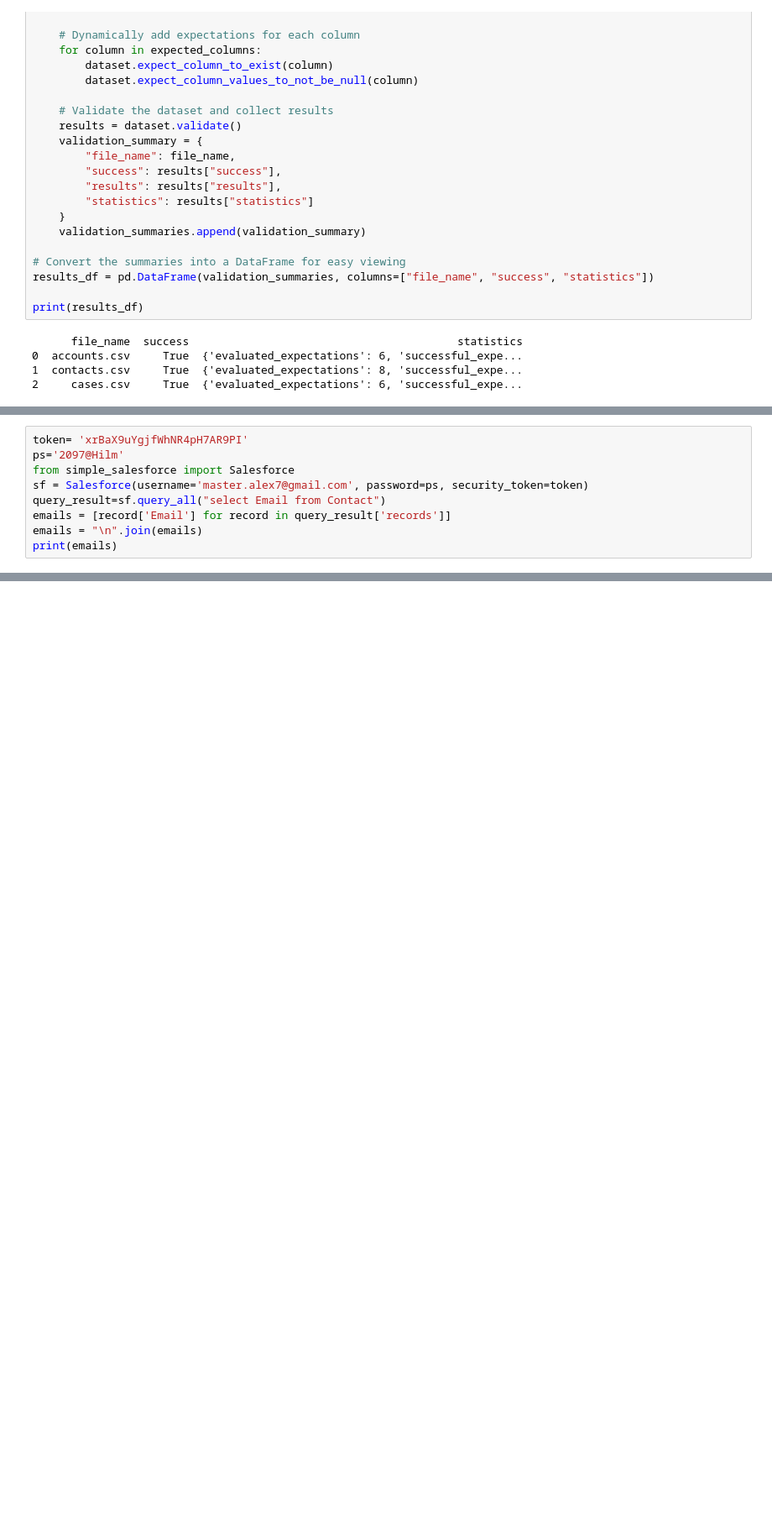
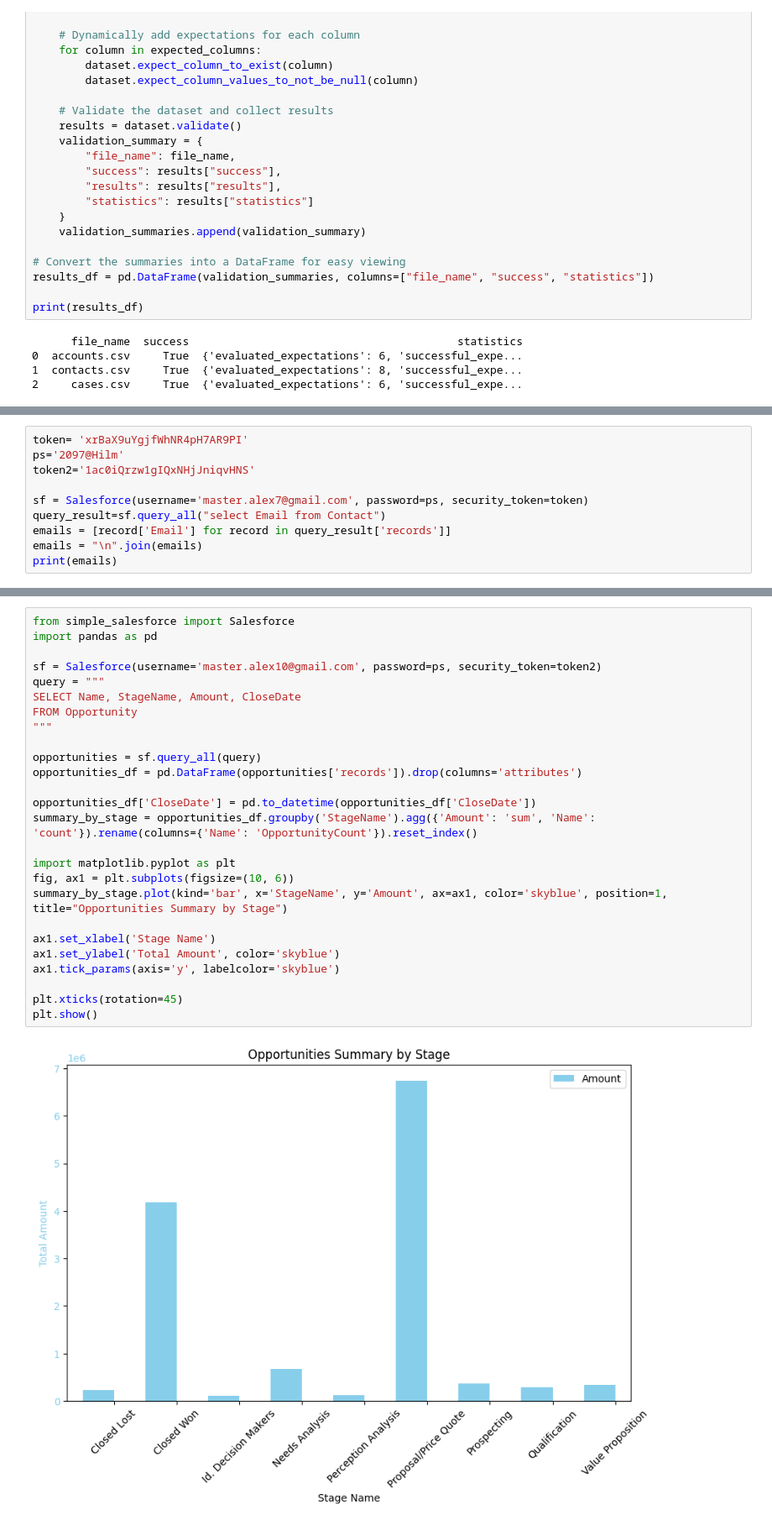
Before and after one commit to masterA88/dataquality2-new, a Jupyter notebook: Data_Quality_Tests.ipynb, the cells around one changed output, grey strips where cells are left out. Shown at 84% size. Drawn from its saved outputs; the diff is of its cells as text; blank space fills up the shorter version.

```diff
--- a/Data_Quality_Tests.ipynb
+++ b/Data_Quality_Tests.ipynb
@@ -390,7 +392,8 @@ print(results_df)
 # %%
 token= 'xrBaX9uYgjfWhNR4pH7AR9PI'
 ps='2097@Hilm'
-from simple_salesforce import Salesforce
+token2='1ac0iQrzw1gIQxNHjJniqvHNS'
+
 sf = Salesforce(username='master.alex7@gmail.com', password=ps, security_token=token)
 query_result=sf.query_all("select Email from Contact")
 emails = [record['Email'] for record in query_result['records']]
@@ -398,0 +404,28 @@ print(emails)
+# %%
+from simple_salesforce import Salesforce
+import pandas as pd
+
+sf = Salesforce(username='master.alex10@gmail.com', password=ps, security_token=token2)
+query = """
+SELECT Name, StageName, Amount, CloseDate
+FROM Opportunity
+"""
+
+opportunities = sf.query_all(query)
+opportunities_df = pd.DataFrame(opportunities['records']).drop(columns='attributes')
+
+opportunities_df['CloseDate'] = pd.to_datetime(opportunities_df['CloseDate'])
+summary_by_stage = opportunities_df.groupby('StageName').agg({'Amount': 'sum', 'Name': 'count'}).rename(columns={'Name': 'OpportunityCount'}).reset_index()
+
+import matplotlib.pyplot as plt
+fig, ax1 = plt.subplots(figsize=(10, 6))
+summary_by_stage.plot(kind='bar', x='StageName', y='Amount', ax=ax1, color='skyblue', position=1, title="Opportunities Summary by Stage")
+
+ax1.set_xlabel('Stage Name')
+ax1.set_ylabel('Total Amount', color='skyblue')
+ax1.tick_params(axis='y', labelcolor='skyblue')
+
+plt.xticks(rotation=45)
+plt.show()
+# %% [output]
+[figure, added]
```
Also changed, not shown: parts of 2 cells of this notebook.
